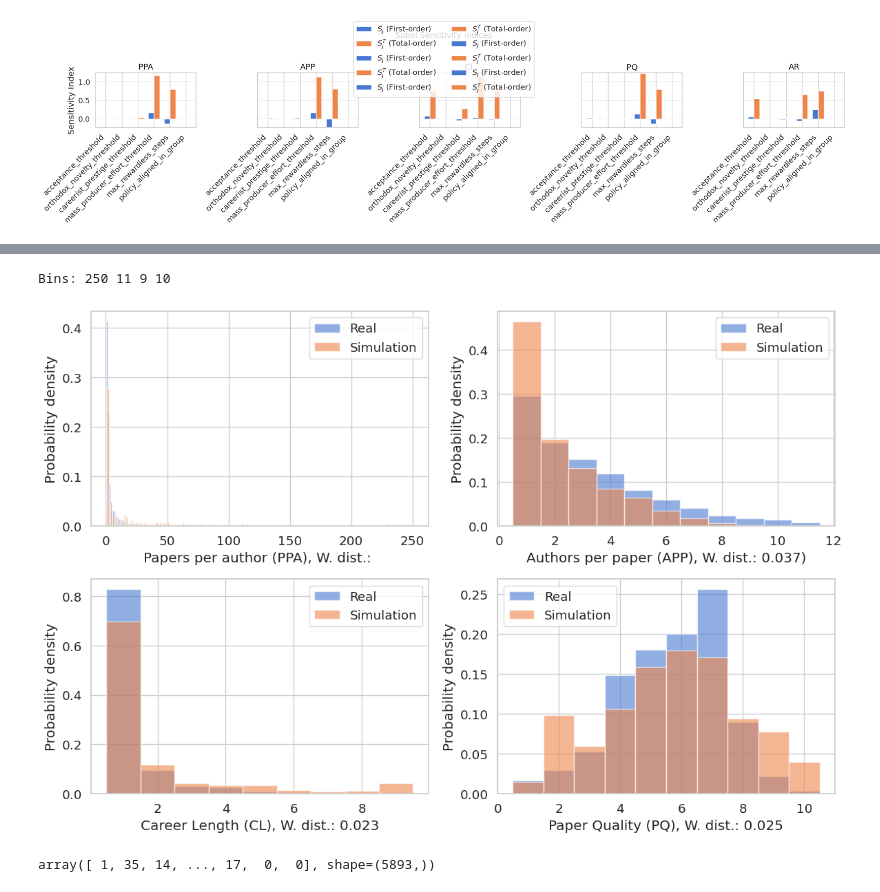
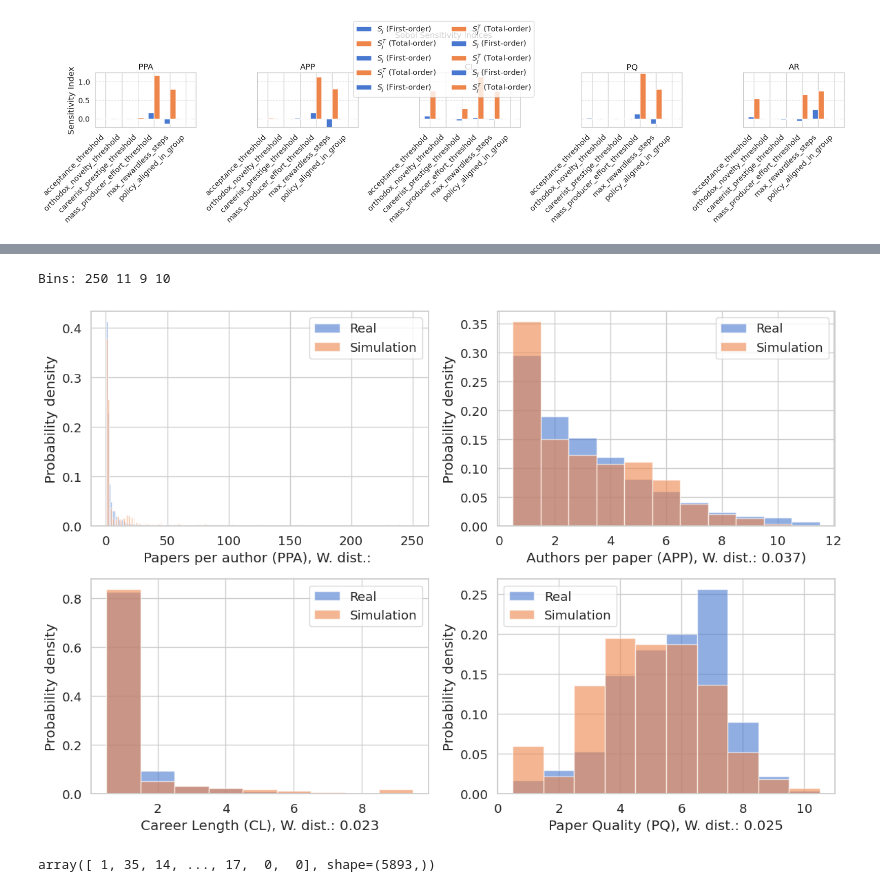
Before and after one commit to Christof93/scientific-collaboration-marl, a Jupyter notebook: visualizations.ipynb, the cells around one changed output, grey strips where cells are left out. Drawn from its saved outputs; the diff is of its cells as text; code cells hidden in the pictures.

```diff
--- a/visualizations.ipynb
+++ b/visualizations.ipynb
@@ -1020,7 +1020,7 @@ for name in [
 ]:
     all_summaries = []
     all_rewards = []
-    for seed in [0]:#range(10):
+    for seed in range(10):
         try:
             with open(f"log/balanced_{name}_seed{seed}_actions.jsonl", "r") as f:
                 balanced_actions = [json.loads(line) for line in f]
@@ -1049,12 +1047,12 @@ dfs_all = {}
 write_files = False
 for name in [
     "multiply",
-    "evenly",
-    "by_effort"
+    # "evenly",
+    # "by_effort"
 ]:
     all_summaries = []
     all_rewards = []
-    for seed in [0]:#range(10):
+    for seed in [42]:#range(10):
         try:
             with open(f"log/balanced_{name}_seed{seed}_actions.jsonl", "r") as f:
                 balanced_actions = [json.loads(line) for line in f]
@@ -1483,13 +1511,13 @@ plot_sobol_indices(json_files, output_labels)
 # %% [output]
 [figure]
 # %%
-with open("log/balanced_multiply_seed1_projects.json", "r") as f:
+with open("log/balanced_multiply_seed42_projects.json", "r") as f:
     balanced_multiply_projects = json.load(f)
-with open("log/balanced_multiply_seed1_actions.jsonl", "r") as f:
+with open("log/balanced_multiply_seed42_actions.jsonl", "r") as f:
     balanced_multiply_actions = []
     for line in f.readlines():
         balanced_multiply_actions.append(json.loads(line))
-with open("log/balanced_multiply_seed1_observations.jsonl", "r") as f:
+with open("log/balanced_multiply_seed42_observations.jsonl", "r") as f:
     balanced_multiply_observations = []
     for line in f.readlines():
         balanced_multiply_observations.append(json.loads(line))
@@ -1553,15 +1581,16 @@ real_lifespan = np.load("author_lifespan.npy")
 real_quality = np.load("quality_histogram.npy")
 
 # === Load simulation data across all 10 seeds ===
-all_sim_data = {"papers_per_author": [], "authors_per_paper": [], "lifespan": [], "quality": []}
+all_sim_data = {"papers_per_author": [], "authors_per_paper": [], "lifespan": [], "quality": [], "acceptance": []}
 
 # for seed in range(10):
-#     with open(f"../log/balanced_multiply_seed{seed}_projects.json", "r") as f:
+#     with open(f"log/balanced_multiply_seed{seed}_projects.json", "r") as f:
 #         run_projects = json.load(f)
 #     sim_data = build_stats(run_projects)
 #     for key in all_sim_data.keys():
 #         all_sim_data[key].extend(sim_data[key])
-with open(f"log/balanced_multiply_seed1_projects.json", "r") as f:
+
+with open(f"log/balanced_multiply_seed42_projects.json", "r") as f:
     run_projects = json.load(f)
 sim_data = build_stats(run_projects)
 for key in all_sim_data.keys():
@@ -1598,34 +1627,34 @@ counts, centers = build_normalized_hist(all_sim_data["authors_per_paper"], n_bin
 sim_hists["authors_per_paper"], sim_centers["authors_per_paper"] = counts, centers
 
 counts, centers = build_normalized_hist(all_sim_data["lifespan"], n_bins_ls)
 sim_hists["lifespan"], sim_centers["lifespan"] = counts, centers
 
 counts, centers = build_normalized_hist(all_sim_data["quality"], n_bins_q)
 sim_hists["quality"], sim_centers["quality"] = counts, centers
 
 # === Build histograms for real data ===
 real_data = {}
 real_centers = {}
 
 counts, centers = build_normalized_hist(truncate_right_tail(real_papers_per_author, max_value=n_bins_ppa), n_bins_ppa)
 real_data["papers_per_author"], real_centers["papers_per_author"] = counts, centers
 
 counts, centers = build_normalized_hist(truncate_right_tail(real_authors_per_paper[real_authors_per_paper > 0], max_value=n_bins_app), n_bins_app)
 real_data["authors_per_paper"], real_centers["authors_per_paper"] = counts, centers
 
 counts, centers = build_normalized_hist(real_lifespan, n_bins_ls)
 real_data["lifespan"], real_centers["lifespan"] = counts, centers
 
 counts, centers = build_normalized_hist(real_quality, n_bins_q)
 real_data["quality"], real_centers["quality"] = counts, centers
 
 real_data["acceptance"] = np.load("acceptance_histogram.npy")
 
 # === Plot overlays ===
 plot_calibration_overlays(real_data, sim_hists, outfile="calibration_overlay.png")
 # %% [output]
 Bins: 250 11 9 10
-[figure, old version]
+[figure, new version]
 # %%
 real_papers_per_author
 # %% [output]
```
Also changed, not shown: parts of 10 cells of this notebook, 2 other files.
